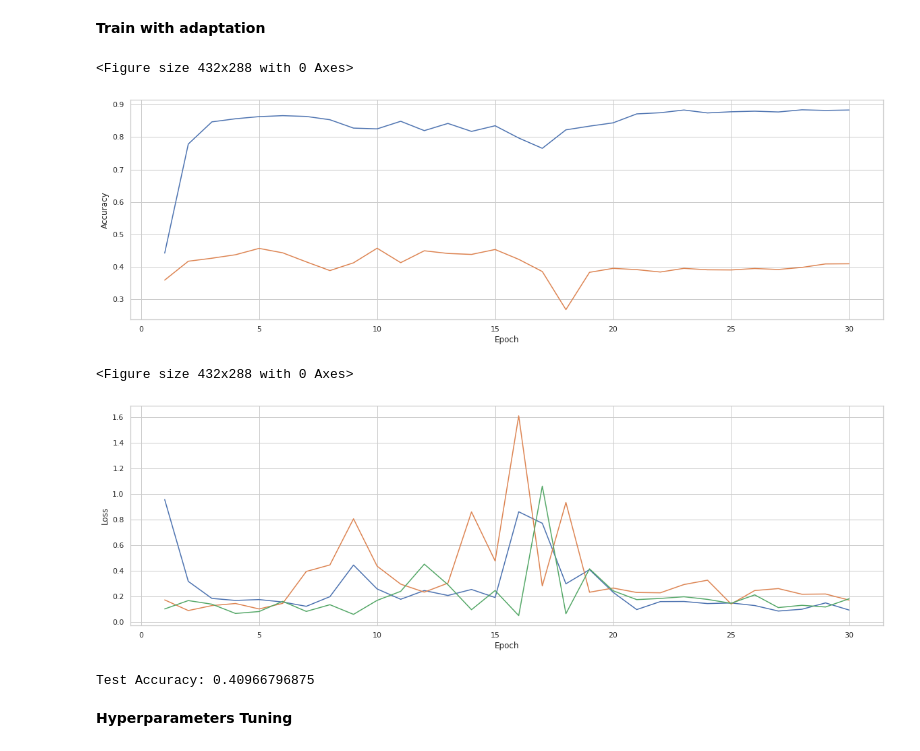
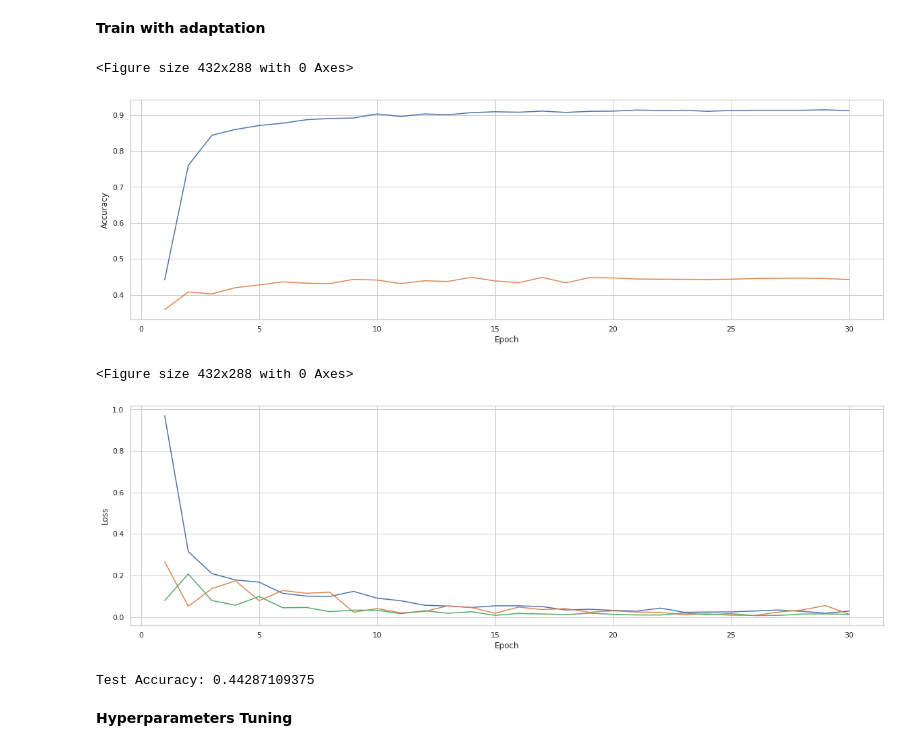
Before and after one commit to cpeluso/HW3-Deep-Domain-Adaptation, a Jupyter notebook: HW3_Deep_Domain_Adaptation.ipynb, the cells around one changed output. Cells and saved outputs as stored; diff of their text form; code cells hidden in the pictures.

```diff
--- a/HW3_Deep_Domain_Adaptation.ipynb
+++ b/HW3_Deep_Domain_Adaptation.ipynb
@@ -621,33 +623,32 @@ Test Accuracy: 0.466796875
 # %%
 train_dataset, test_dataset, cartoon_dataset, sketch_dataset = loader.load_datasets()
 dataloader_source, dataloader_target, dataloader_target_cartoon, dataloader_target_sketch = loader.load_dataloaders()
 
 dann = loader.load_dann(RandomNetworkWithReverseGrad.alexnet_dann(pretrained=True))
 loss_classifier, loss_discriminator = nn.CrossEntropyLoss(), nn.CrossEntropyLoss()
 optimizer, scheduler = loader.load_scheduler_optimizer(dann, LR, MOMENTUM, WEIGHT_DECAY, STEP_SIZE, GAMMA)
 
 output.clear()
 
 discriminator_source_labels, discriminator_target_labels  = torch.zeros(BATCH_SIZE, dtype=torch.long).to(DEVICE), torch.ones(BATCH_SIZE, dtype=torch.long).to(DEVICE) # Discriminator label to Photo, Discriminator label to Art Painting
 discriminator_labels = torch.cat([discriminator_source_labels, discriminator_target_labels], dim=0)
 
-LAMBDA = 0.5
+LAMBDA = 0.1
 
 manager.train_network_with_adaptation_artpainting(dann, util, LAMBDA)
 
 model_filename = "model_lr_" + str(LR).replace(".", "") + "_alpha_" + str(LAMBDA).replace(".", "") + ".pth"
-os.makedirs("with_adaptation")
-model_path = os.path.join("with_adaptation", model_filename)
+model_path = F"/content/drive/My Drive/Colab Notebooks/HW3/with_adaptation/{model_filename}"
 torch.save(dann.state_dict(), model_path)
 # %% [output]
 <Figure size 432x288 with 0 Axes>
-[figure, old version]
+[figure, new version]
 <Figure size 432x288 with 0 Axes>
-[figure, old version]
+[figure, new version]
 # %%
 manager.test_network(dann, dataloader_target)
 # %% [output]
-Test Accuracy: 0.40966796875
+Test Accuracy: 0.44287109375
 # %% [markdown]
 **Hyperparameters Tuning**
 # %%
```
Also changed, not shown: parts of 6 cells of this notebook.
